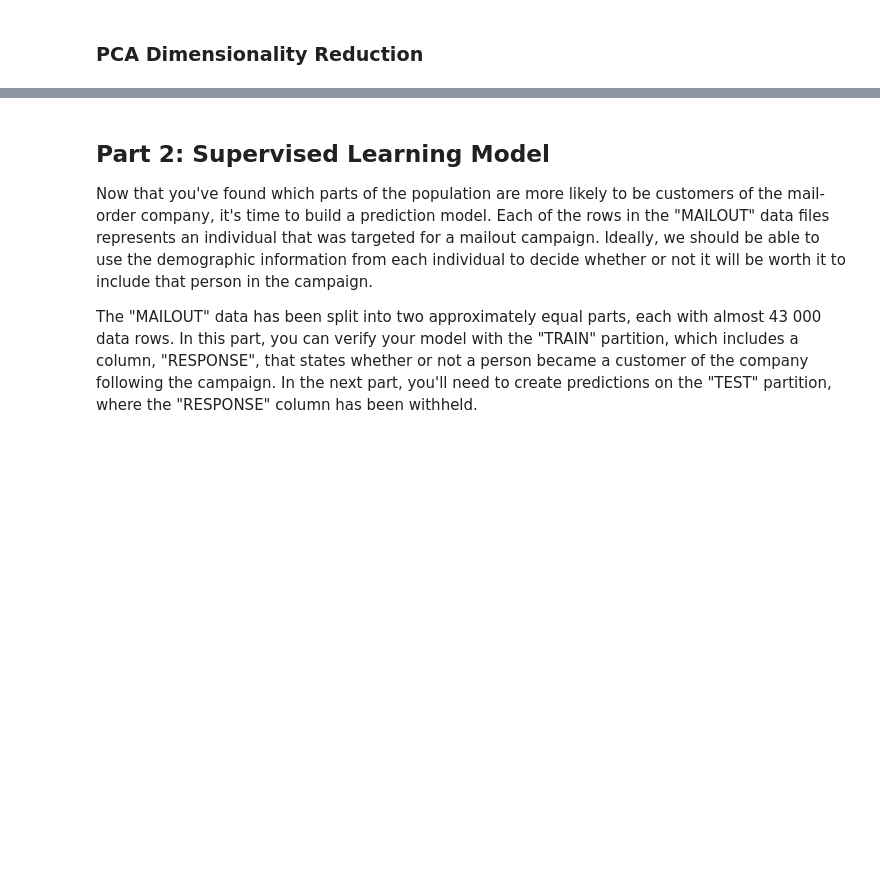
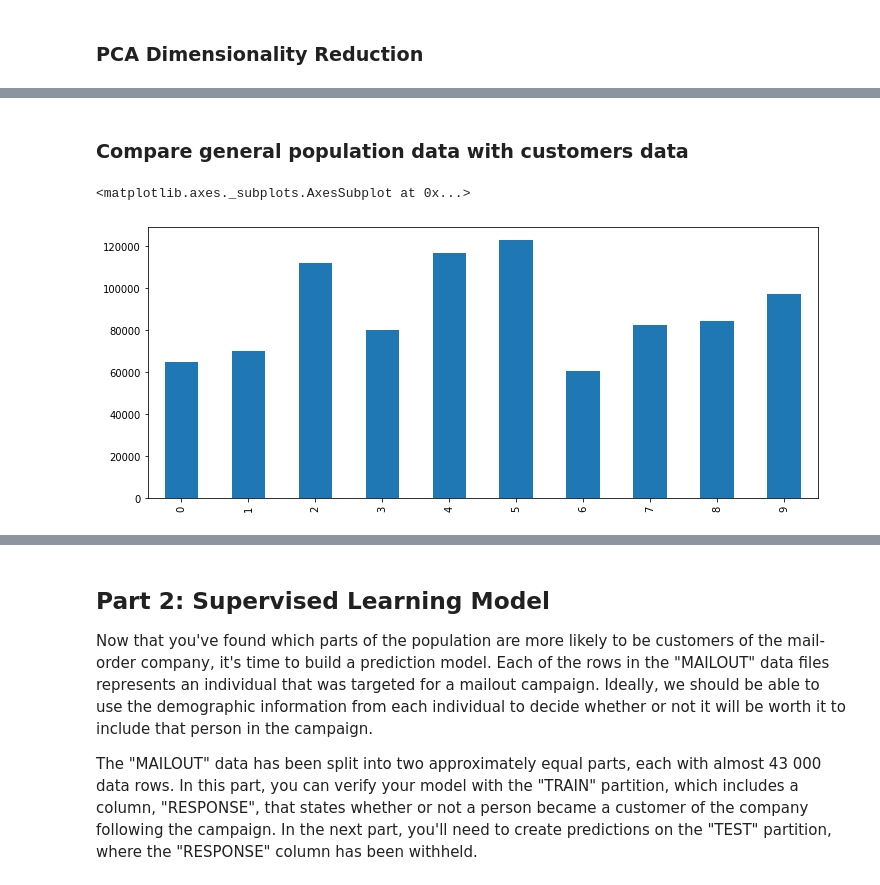
Before and after one commit to wanlipu/arvato, a Jupyter notebook: Arvato_Project_1_Data_Processing_Steps.ipynb, the cells around one changed output, grey strips where cells are left out. Cells and saved outputs as stored; diff of their text form; code cells hidden in the pictures; blank space fills up the shorter version.

```diff
--- a/Arvato_Project_1_Data_Processing_Steps.ipynb
+++ b/Arvato_Project_1_Data_Processing_Steps.ipynb
@@ -1028,0 +1088,2 @@ The main bulk of your analysis will come in this part of the project. Here, you
+# %%
+kmeans_10 = KMeans(n_clusters = 10, random_state=23).fit(azdias_pca_100)
@@ -1028,0 +1103,7 @@ The main bulk of your analysis will come in this part of the project. Here, you
+# %% [markdown]
+### Compare general population data with customers data
+# %%
+pd.DataFrame(azdias_labels).loc[:, 0].value_counts().sort_index().plot(kind='bar', figsize=(12, 5))
+# %% [output]
+<matplotlib.axes._subplots.AxesSubplot at 0x...>
+[figure, added]
```
Also changed, not shown: parts of 25 cells of this notebook.
